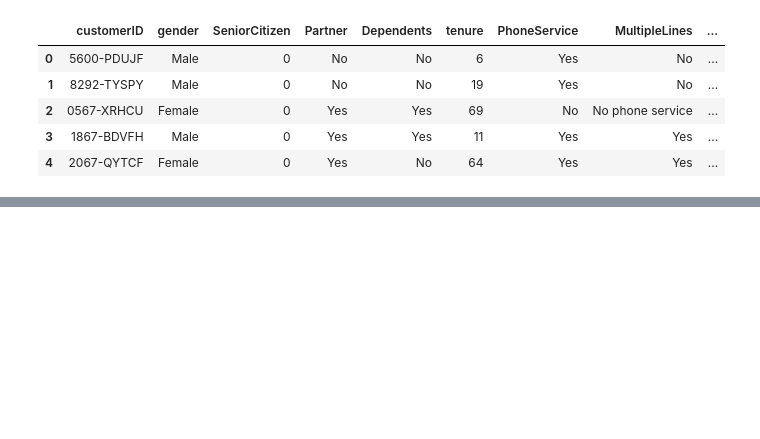
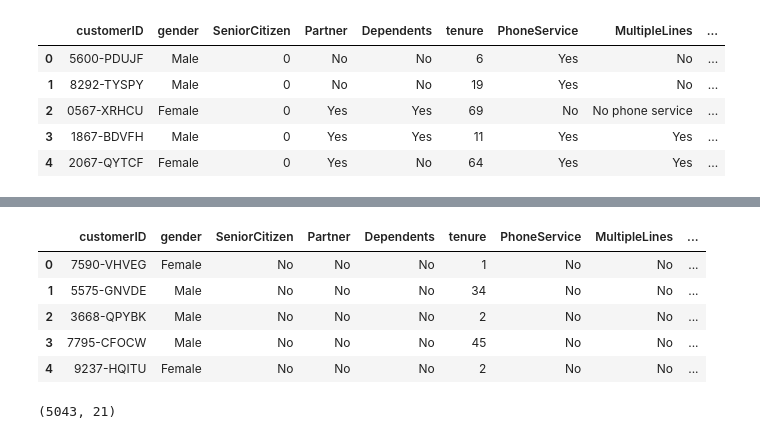
Before and after one commit to damzking/telco_churn-, a Jupyter notebook: LP2_telco_churn.ipynb, the cells around one changed output, grey strips where cells are left out. Drawn from its saved outputs; the diff is of its cells as text; code cells hidden in the pictures; blank space fills up the shorter version.

Commit message:
pushing concatenated df

```diff
--- a/LP2_telco_churn.ipynb
+++ b/LP2_telco_churn.ipynb
@@ -175,0 +269,18 @@ telco_churn_git.head()
+# %%
+#Changing the column values of telco_churn_sql from True and False to Yes and No
+
+churn_sql['Partner']=churn_sql['Partner'].astype(str).apply(lambda x: 'Yes' if 'true' in x.lower() else 'No')
+churn_sql['PaperlessBilling']=churn_sql['PaperlessBilling'].astype(str).apply(lambda x: 'Yes' if 'true' in x.lower() else 'No')
+churn_sql['PhoneService']=churn_sql['PhoneService'].astype(str).apply(lambda x: 'Yes' if 'true' in x.lower() else 'No')
+churn_sql['SeniorCitizen']=churn_sql['SeniorCitizen'].astype(str).apply(lambda x: 'Yes' if 'true' in x.lower() else 'No')
+churn_sql['Dependents']=churn_sql['Dependents'].astype(str).apply(lambda x: 'Yes' if 'true' in x.lower() else 'No')
+
+
+churn_sql['MultipleLines']=churn_sql['MultipleLines'].astype(str).fillna('No').apply(lambda x: 'Yes' if 'true' in x.lower() else 'No')
+churn_sql['OnlineSecurity']=churn_sql['OnlineSecurity'].astype(str).fillna('No').apply(lambda x: 'Yes' if 'true' in x.lower() else 'No')
+churn_sql['OnlineBackup']=churn_sql['OnlineBackup'].astype(str).fillna('No').apply(lambda x: 'Yes' if 'true' in x.lower() else 'No')
+churn_sql['DeviceProtection']=churn_sql['DeviceProtection'].astype(str).fillna('No').apply(lambda x: 'Yes' if 'true' in x.lower() else 'No')
+churn_sql['TechSupport']=churn_sql['TechSupport'].astype(str).fillna('No').apply(lambda x: 'Yes' if 'true' in x.lower() else 'No')
+churn_sql['StreamingTV']=churn_sql['StreamingTV'].astype(str).fillna('No').apply(lambda x: 'Yes' if 'true' in x.lower() else 'No')
+churn_sql['StreamingMovies']=churn_sql['StreamingMovies'].astype(str).fillna('Yes').apply(lambda x: 'Yes' if 'true' in x.lower() else 'No')
+churn_sql['Churn']=churn_sql['Churn'].astype(str).apply(lambda x: 'Yes' if 'true' in x.lower() else 'No')
@@ -175,0 +296,15 @@ telco_churn_git.head()
+# %%
+df_churn= pd.concat([churn_sql, churn_git])
+# %%
+df_churn.head()
+# %% [output]
+|  | customerID | gender | SeniorCitizen | Partner | Dependents | tenure | PhoneService | MultipleLines | ... |
+| 0 | 7590-VHVEG | Female | No | No | No | 1 | No | No | ... |
+| 1 | 5575-GNVDE | Male | No | No | No | 34 | No | No | ... |
+| 2 | 3668-QPYBK | Male | No | No | No | 2 | No | No | ... |
+| 3 | 7795-CFOCW | Male | No | No | No | 45 | No | No | ... |
+| 4 | 9237-HQITU | Female | No | No | No | 2 | No | No | ... |
+# %%
+df_churn.shape
+# %% [output]
+(5043, 21)
```
Also changed, not shown: parts of 33 cells of this notebook.
